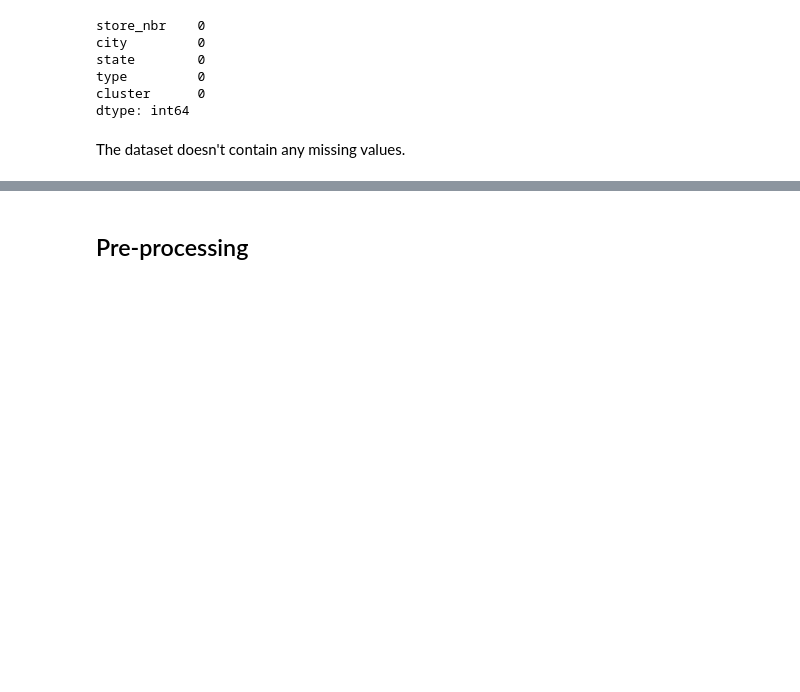
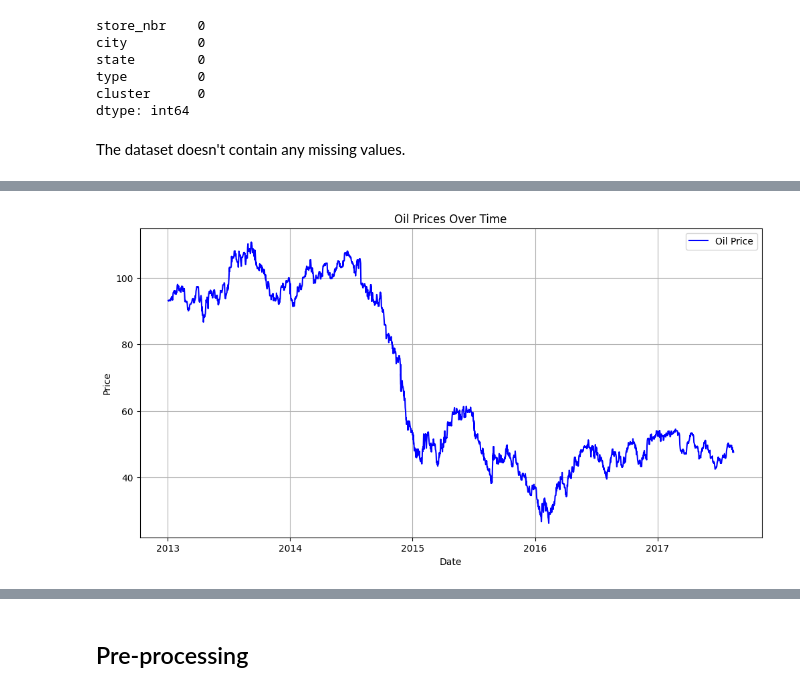
Before and after one commit to Milloz-dev/StoreSales-TimeSeriesForecasting, a Jupyter notebook: main.ipynb, the cells around one changed output, grey strips where cells are left out. Cells and saved outputs as stored; diff of their text form; code cells hidden in the pictures; blank space fills up the shorter version.

```diff
--- a/main.ipynb
+++ b/main.ipynb
@@ -184,0 +265,9 @@ The dataset doesn't contain any missing values.
+# %%
+# Convert columns to datetime format
+oil_df['date'] = pd.to_datetime(oil_df['date'])
+
+# Merge train_df with oil_df on 'date', keeping all rows from train_df
+train_df = pd.merge(train_df, oil_df[['date', 'dcoilwtico']], on='date', how='left')
+
+# Interpolate missing values (linear interpolation)
+train_df['dcoilwtico'] = train_df['dcoilwtico'].interpolate(method='linear')
@@ -184,0 +300,30 @@ The dataset doesn't contain any missing values.
+# %%
+#Plot data
+
+# Ensure the date column is in datetime format
+train_df['date'] = pd.to_datetime(train_df['date'])
+
+# Sort by date to ensure correct ordering
+train_df = train_df.sort_values('date')
+
+# Plot the oil price and sales data over time
+plt.figure(figsize=(12, 6))
+
+# Plot oil price
+plt.plot(train_df['date'], train_df['dcoilwtico'], label='Oil Price', color='blue')
+
+# Title and labels
+plt.title('Oil Prices Over Time')
+plt.xlabel('Date')
+plt.ylabel('Price')
+
+# Add a legend to the plot
+plt.legend()
+
+# Display gridlines
+plt.grid(True)
+
+# Show the plot
+plt.show()
+# %% [output]
+[figure, added]
```
Also changed, not shown: parts of 26 cells of this notebook.
